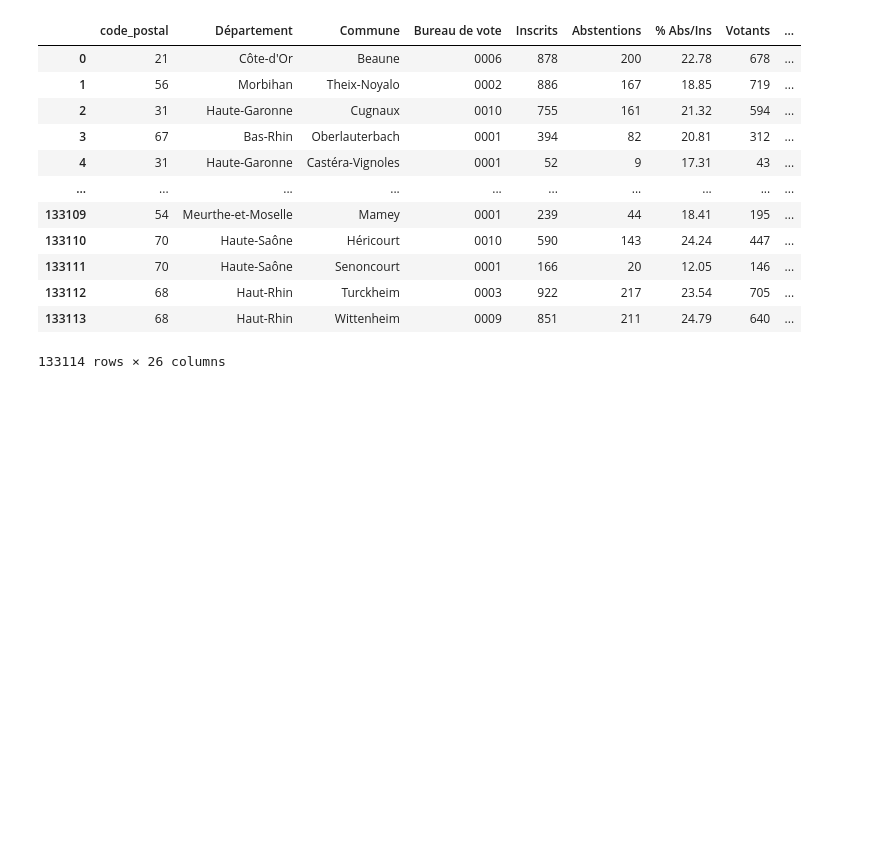
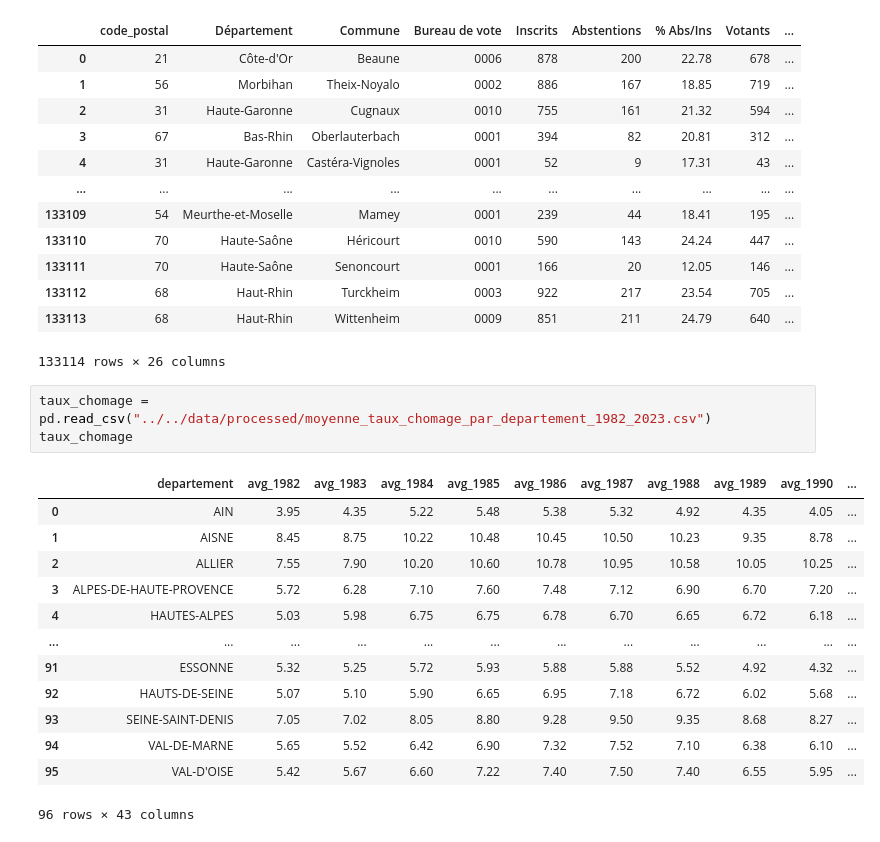
Before and after one commit to the-ark-of-noah/mspr, a Jupyter notebook: notebooks/explonatory/view.ipynb, the cells around one changed output. Cells and saved outputs as stored; diff of their text form; blank space fills up the shorter version.

Commit message:
data quality chomage

```diff
--- a/notebooks/explonatory/view.ipynb
+++ b/notebooks/explonatory/view.ipynb
@@ -129,3 +139,20 @@ cleaned_2017_t2
 | 133112 | 68 | Haut-Rhin | Turckheim | 0003 | 922 | 217 | 23.54 | 705 | ... |
 | 133113 | 68 | Haut-Rhin | Wittenheim | 0009 | 851 | 211 | 24.79 | 640 | ... |
 133114 rows × 26 columns
+# %%
+taux_chomage = pd.read_csv("../../data/processed/moyenne_taux_chomage_par_departement_1982_2023.csv")
+taux_chomage
+# %% [output]
+|  | departement | avg_1982 | avg_1983 | avg_1984 | avg_1985 | avg_1986 | avg_1987 | avg_1988 | avg_1989 | avg_1990 | ... |
+| 0 | AIN | 3.95 | 4.35 | 5.22 | 5.48 | 5.38 | 5.32 | 4.92 | 4.35 | 4.05 | ... |
+| 1 | AISNE | 8.45 | 8.75 | 10.22 | 10.48 | 10.45 | 10.50 | 10.23 | 9.35 | 8.78 | ... |
+| 2 | ALLIER | 7.55 | 7.90 | 10.20 | 10.60 | 10.78 | 10.95 | 10.58 | 10.05 | 10.25 | ... |
+| 3 | ALPES-DE-HAUTE-PROVENCE | 5.72 | 6.28 | 7.10 | 7.60 | 7.48 | 7.12 | 6.90 | 6.70 | 7.20 | ... |
+| 4 | HAUTES-ALPES | 5.03 | 5.98 | 6.75 | 6.75 | 6.78 | 6.70 | 6.65 | 6.72 | 6.18 | ... |
+| ... | ... | ... | ... | ... | ... | ... | ... | ... | ... | ... | ... |
+| 91 | ESSONNE | 5.32 | 5.25 | 5.72 | 5.93 | 5.88 | 5.88 | 5.52 | 4.92 | 4.32 | ... |
+| 92 | HAUTS-DE-SEINE | 5.07 | 5.10 | 5.90 | 6.65 | 6.95 | 7.18 | 6.72 | 6.02 | 5.68 | ... |
+| 93 | SEINE-SAINT-DENIS | 7.05 | 7.02 | 8.05 | 8.80 | 9.28 | 9.50 | 9.35 | 8.68 | 8.27 | ... |
+| 94 | VAL-DE-MARNE | 5.65 | 5.52 | 6.42 | 6.90 | 7.32 | 7.52 | 7.10 | 6.38 | 6.10 | ... |
+| 95 | VAL-D'OISE | 5.42 | 5.67 | 6.60 | 7.22 | 7.40 | 7.50 | 7.40 | 6.55 | 5.95 | ... |
+96 rows × 43 columns
```
Also changed, not shown: parts of 2 cells of this notebook, 3 other files.
